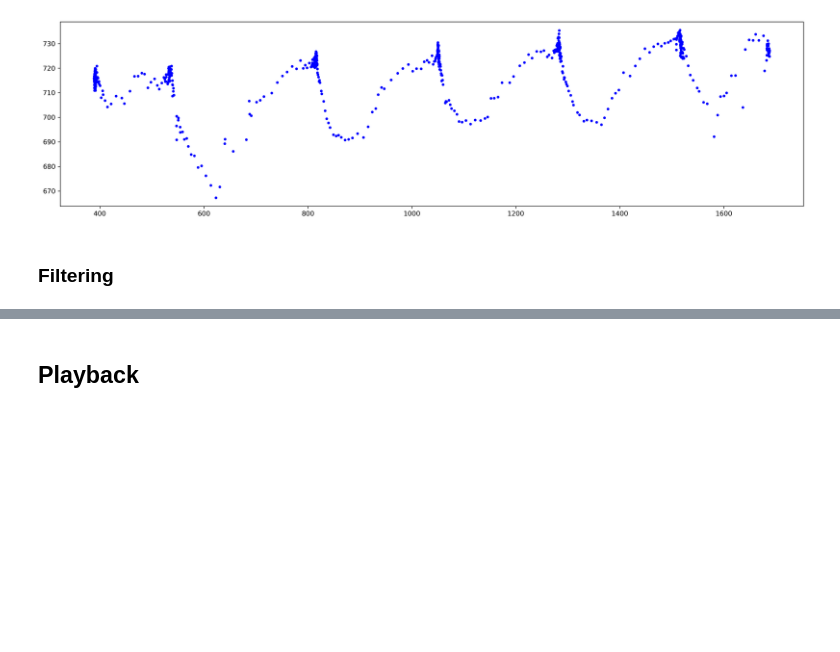
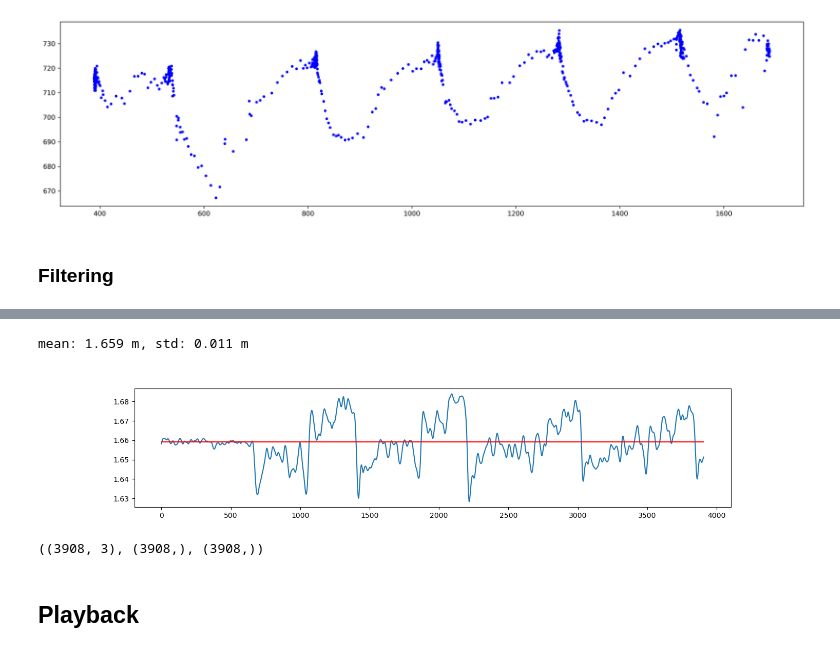
Before and after one commit to MateUnger/StereoVision, a Jupyter notebook: filter_keypoints.ipynb, the cells around one changed output, grey strips where cells are left out. Cells and saved outputs as stored; diff of their text form; code cells hidden in the pictures; blank space fills up the shorter version.

Commit message:
add height estimation

```diff
--- a/filter_keypoints.ipynb
+++ b/filter_keypoints.ipynb
@@ -263,2 +289,37 @@ Filtered data shape: (690, 26, 3)
+# %%
+# participant height in meters
+HEIGHT_METERS = 1.8
+
+# y coords of the top_head and mid_heel keypoints
+top_head_y = filtered_data[:,17,1]
+mid_heel_y = mid_heel[:,1]
+
+# participant height in pixels
+height_px = (mid_heel_y - top_head_y)
+
+
+# how many meters one pixel is in each frame
+scale = HEIGHT_METERS/height_px
+
+
+
+# check with nose height
+nose = filtered_data[:,0,:]
+nose_height_px = mid_heel[:,1] - nose[:,1]
+nose_height_m = np.multiply(nose_height_px,scale)
+plt.figure(figsize=(15,3))
+plt.plot(nose_height_m)
+plt.hlines(np.mean(nose_height_m), 0, nose_height_m.shape[0], 'r')
+plt.hlines(np.std(nose_height_m), 0, nose_height_m.shape[0], 'g')
+plt.hlines(np.std(nose_height_m), 0, nose_height_m.shape[0], 'r')
+
+print(f"mean: {np.mean(nose_height_m):.3f} m, std: {np.std(nose_height_m):.3f} m")
+# %% [output]
+mean: 1.659 m, std: 0.011 m
+[figure, added]
+# %%
+nose.shape, scale.shape, np.multiply(nose[:,1],scale).shape
+# %% [output]
+((3908, 3), (3908,), (3908,))
 # %% [markdown]
 ## Playback
```
Also changed, not shown: parts of 17 cells of this notebook, 7 other files.
